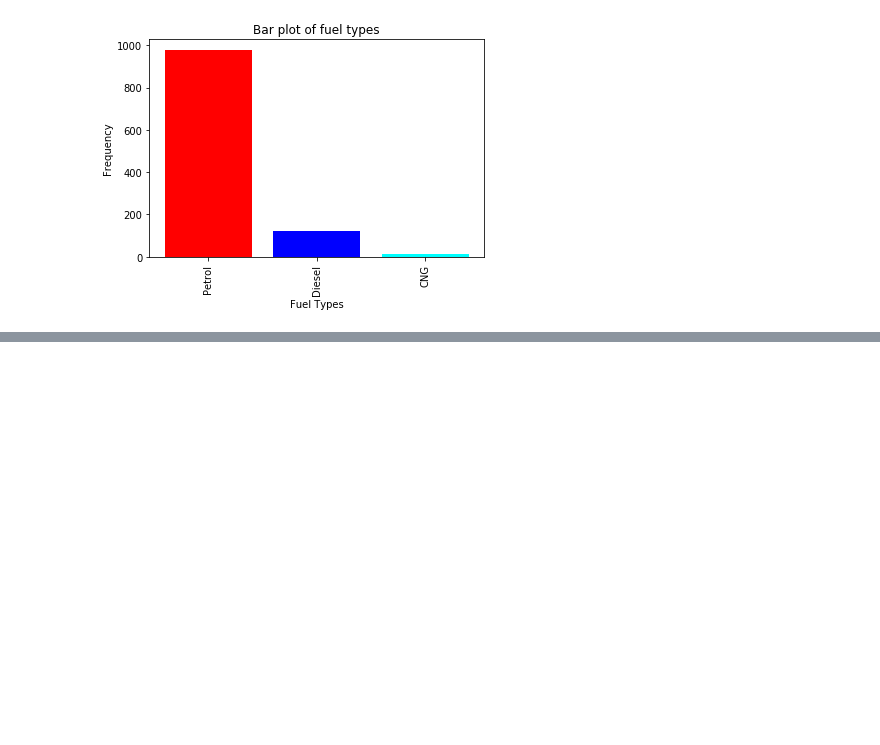
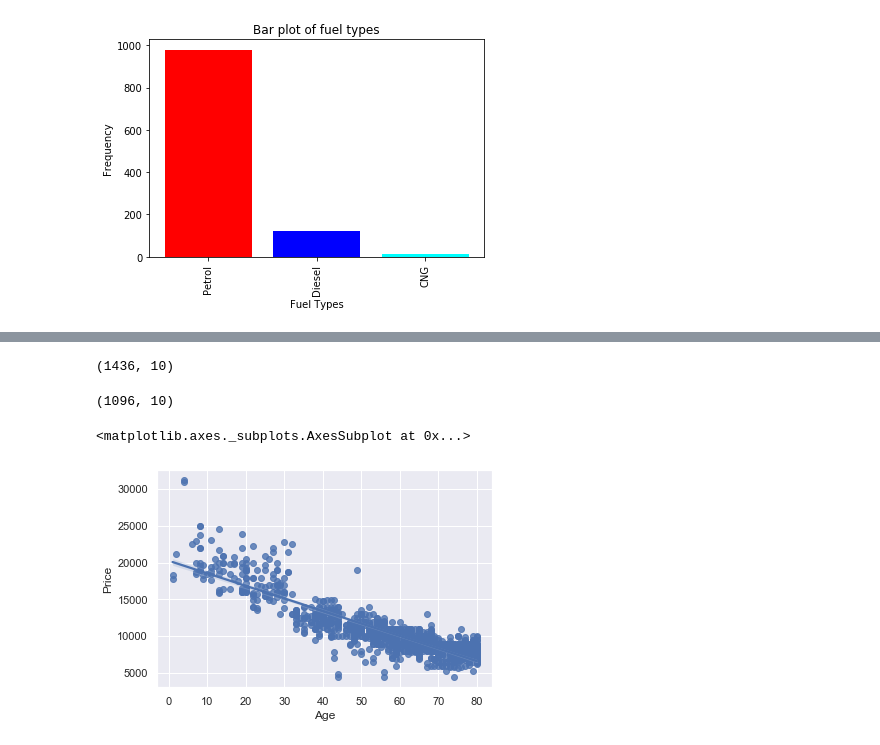
Before and after one commit to MaheshChavan1264/PythonForDataScience, a Jupyter notebook: Week2.ipynb, the cells around one changed output, grey strips where cells are left out. Cells and saved outputs as stored; diff of their text form; code cells hidden in the pictures; blank space fills up the shorter version.

```diff
--- a/Week2.ipynb
+++ b/Week2.ipynb
@@ -1066,0 +1083,18 @@ plt.show()
+# %%
+cars_data4 = pd.read_csv('Toyota.csv', index_col=0, na_values=["??", "????"])
+# %%
+cars_data4.shape
+# %% [output]
+(1436, 10)
+# %%
+cars_data4.dropna(axis=0,inplace=True)
+# %%
+cars_data4.shape
+# %% [output]
+(1096, 10)
+# %%
+sns.set(style="darkgrid")
+sns.regplot(x=cars_data4['Age'], y=cars_data4['Price'])
+# %% [output]
+<matplotlib.axes._subplots.AxesSubplot at 0x...>
+[figure, added]
```
Also changed, not shown: parts of 59 cells of this notebook, 9 other files.
